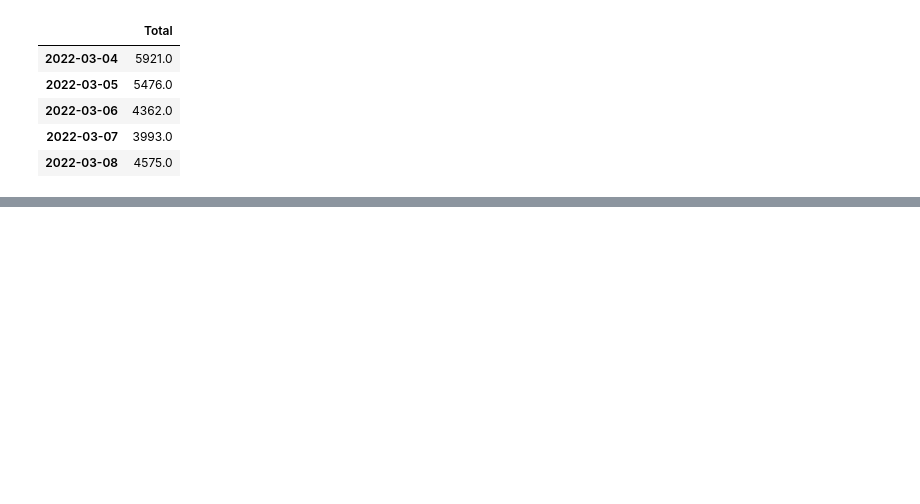
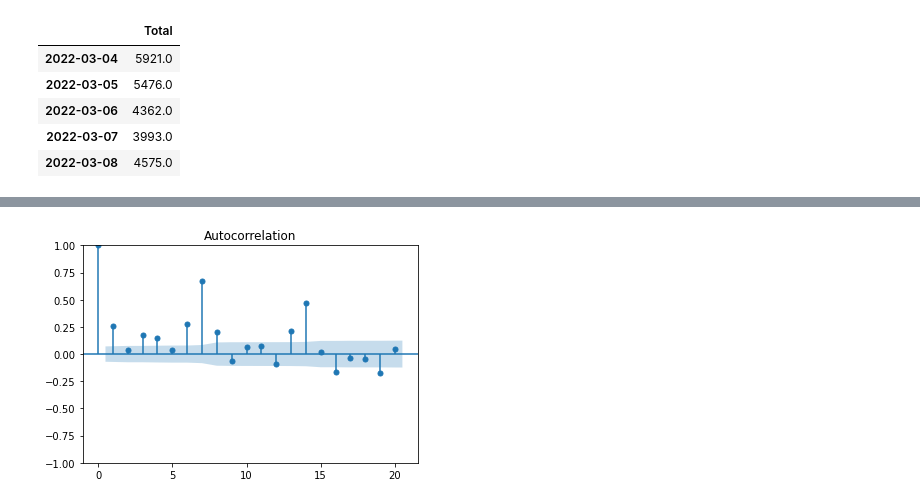
Before and after one commit to majimearun/crux-round3-tasks, a Jupyter notebook: task1/arima.ipynb, the cells around one changed output, grey strips where cells are left out. Drawn from its saved outputs; the diff is of its cells as text; code cells hidden in the pictures; blank space fills up the shorter version.

```diff
--- a/task1/arima.ipynb
+++ b/task1/arima.ipynb
@@ -175,0 +95,5 @@ fig.add_trace(go.Scatter(x=test.index, y=pred.values, name="Predicted"))
+# %%
+
+acf = plot_acf(df["Total"].diff().dropna(), lags=20)
+# %% [output]
+[figure, added]
```
Also changed, not shown: parts of 49 cells of this notebook.
